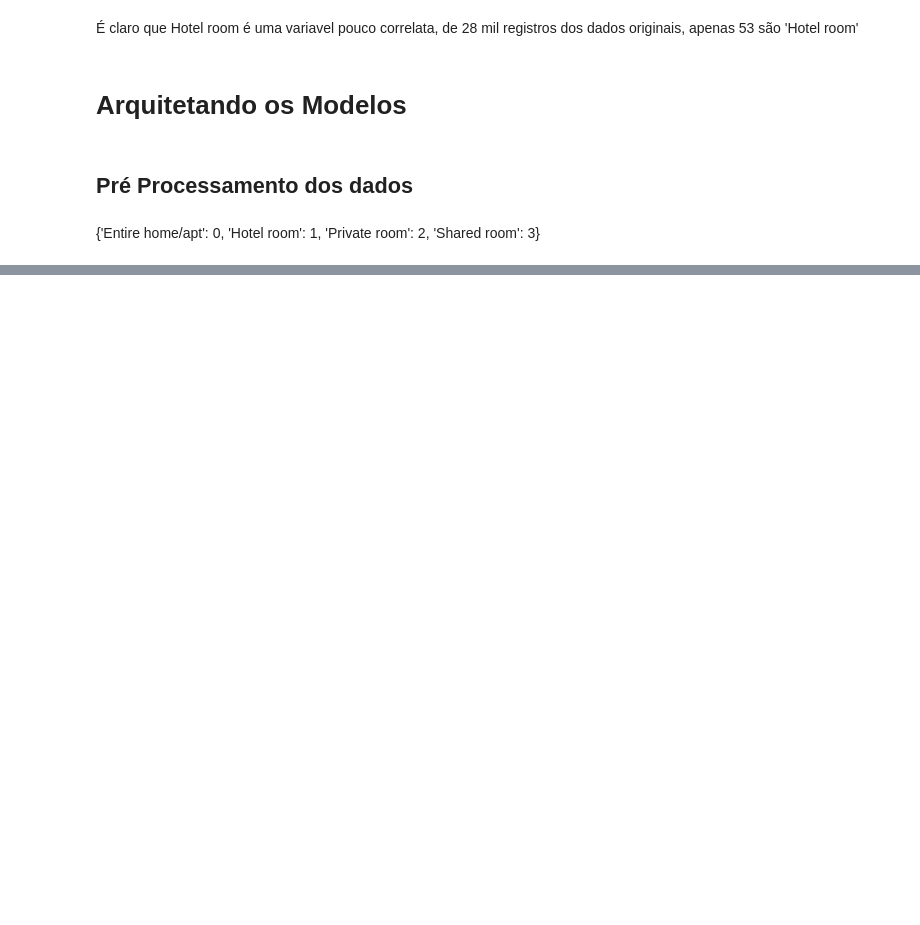
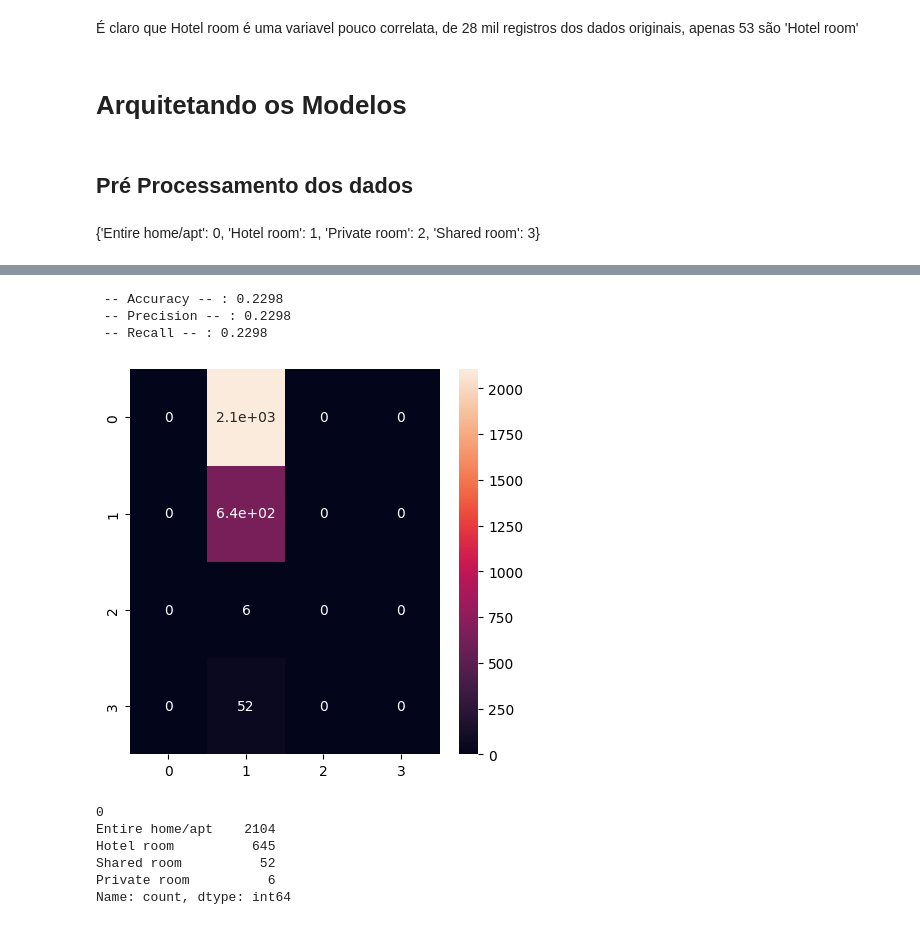
Before and after one commit to glauciapamponet/AirbnbAnalisys, a Jupyter notebook: airbnb-analysis.ipynb, the cells around one changed output, grey strips where cells are left out. Drawn from its saved outputs; the diff is of its cells as text; code cells hidden in the pictures; blank space fills up the shorter version.

```diff
--- a/airbnb-analysis.ipynb
+++ b/airbnb-analysis.ipynb
@@ -287,0 +328,15 @@ for i in range(0, 4):
+# %%
+from sklearn.metrics import accuracy_score, recall_score, precision_score
+
+def print_test_metrics(y_true, y_pred):
+    print(f' -- Accuracy -- : {accuracy_score(y_true, y_pred):.4f}')
+    print(f' -- Precision -- : {precision_score(y_true, y_pred, average="micro"):.4f}')
+    print(f' -- Recall -- : {recall_score(y_true, y_pred, average="micro"):.4f}')
+# %%
+from sklearn.metrics import confusion_matrix
+
+def get_confusion_matrix(y_true, y_pred):
+    cm = confusion_matrix(y_true, y_pred)
+    fig = plt.figure(figsize=(5,5))
+#     plt.imgshow(cm, cmap='Blues', interpolation='nearest')
+    sns.heatmap(cm, annot=True)
@@ -287,0 +366,22 @@ for i in range(0, 4):
+# %%
+map_categories = dict(enumerate(list(dados_limpos.room_type.unique())))
+
+y_true = np.vectorize(map_categories.get)(data_test_y)
+y_pred = np.vectorize(map_categories.get)(modelRLM.predict(data_test_X))
+
+print_test_metrics(y_true, y_pred)
+get_confusion_matrix(y_true, y_pred)
+# %% [output]
+ -- Accuracy -- : 0.2298
+ -- Precision -- : 0.2298
+ -- Recall -- : 0.2298
+[figure, added]
+# %%
+pd.DataFrame(y_true).value_counts()
+# %% [output]
+0
+Entire home/apt    2104
+Hotel room          645
+Shared room          52
+Private room          6
+Name: count, dtype: int64
```
Also changed, not shown: parts of 12 cells of this notebook.
